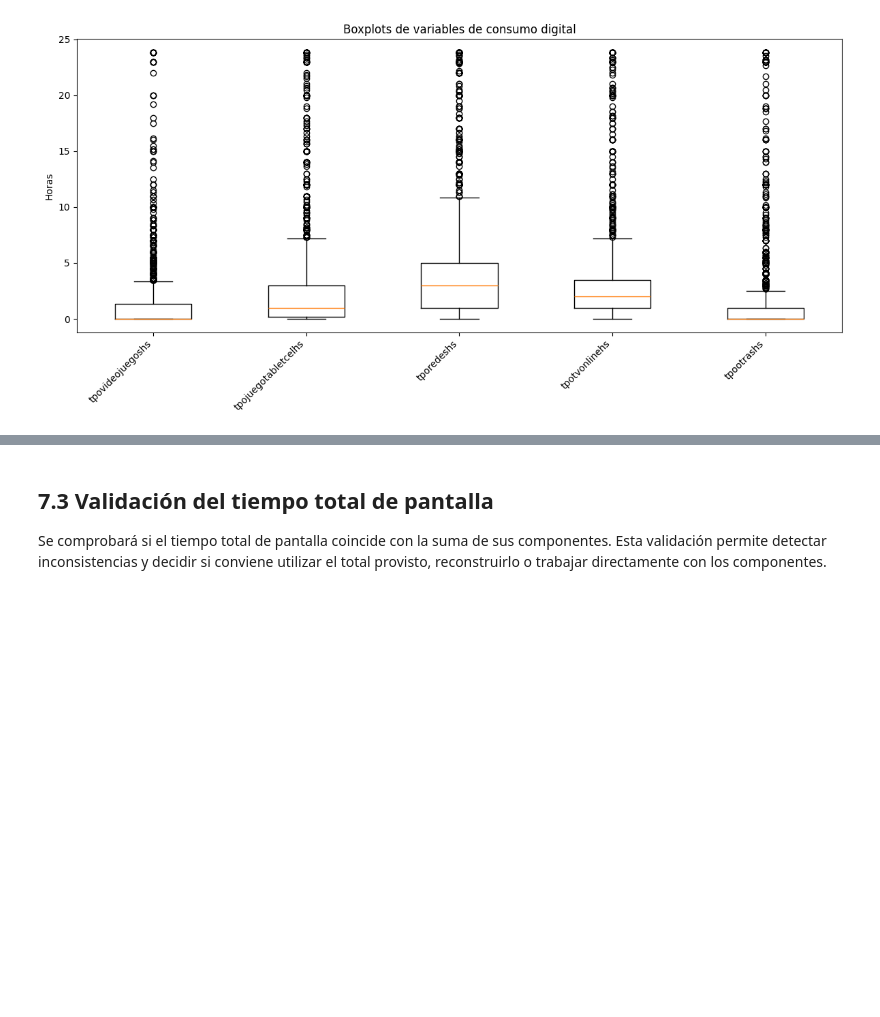
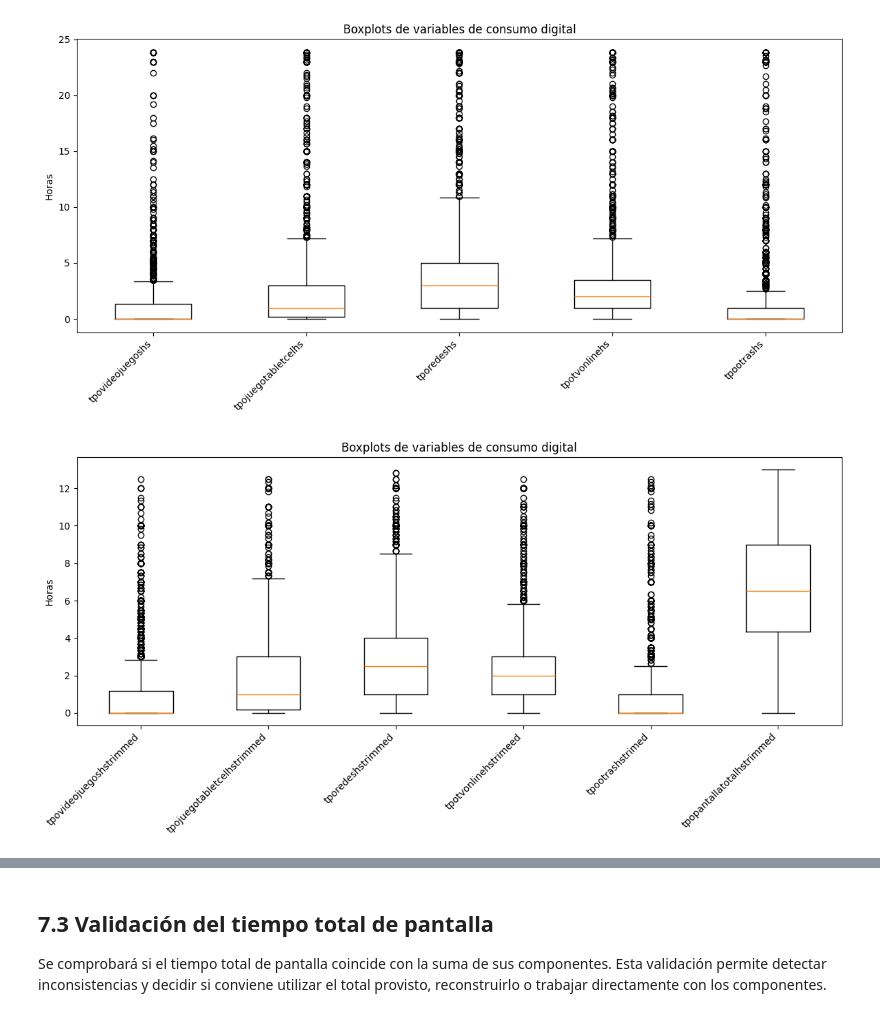
Before and after one commit to ChronosXV/Aprendizaje-Automatico, a Jupyter notebook: EDA_Consumo_Digital_Adolescentes.ipynb, the cells around one changed output, grey strips where cells are left out. Cells and saved outputs as stored; diff of their text form; code cells hidden in the pictures; blank space fills up the shorter version.

```diff
--- a/EDA_Consumo_Digital_Adolescentes.ipynb
+++ b/EDA_Consumo_Digital_Adolescentes.ipynb
@@ -762,3 +748,20 @@ if vars_consumo_original:
     plt.show()
 # %% [output]
 [figure]
+# %%
+# Boxplots de consumo digital trimmed
+if vars_consumo_trimmed:
+    datos_plot = df[vars_consumo_trimmed].apply(pd.to_numeric, errors="coerce")
+    plt.figure(figsize=(12, 6))
+    plt.boxplot(
+        [datos_plot[c].dropna() for c in vars_consumo_trimmed],
+        tick_labels=vars_consumo_trimmed,
+        showfliers=True
+    )
+    plt.xticks(rotation=45, ha="right")
+    plt.ylabel("Horas")
+    plt.title("Boxplots de variables de consumo digital")
+    plt.tight_layout()
+    plt.show()
+# %% [output]
+[figure, added]
```
Also changed, not shown: parts of 56 cells of this notebook.
